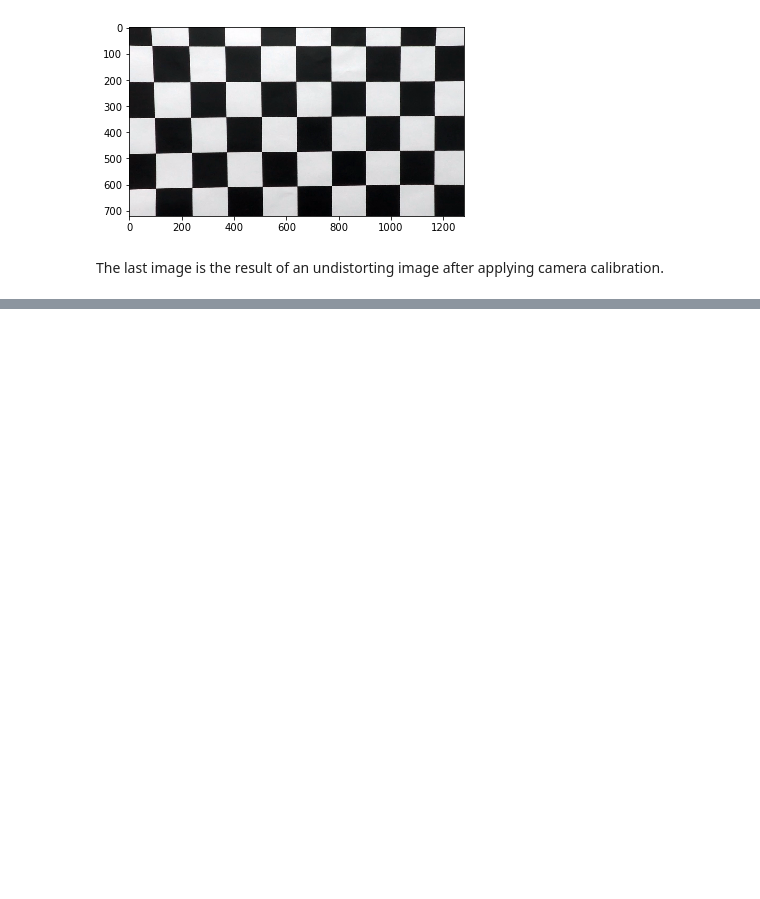
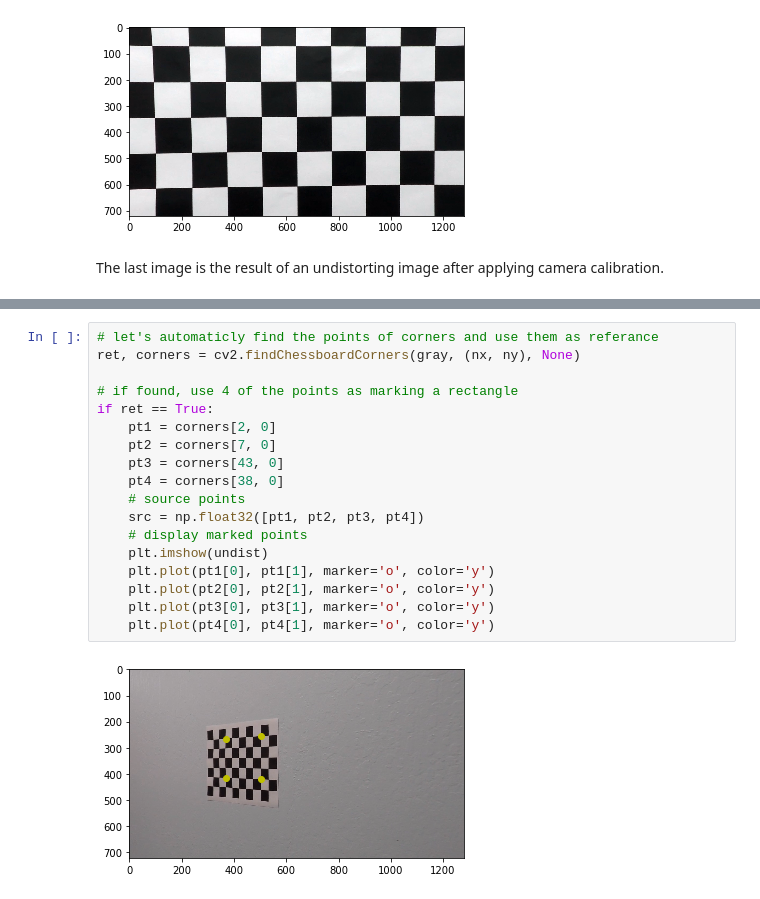
Before and after one commit to musa-atlihan/CarND-Advanced-Lane-Lines, a Jupyter notebook: project-report.ipynb, the cells around one changed output, grey strips where cells are left out. Drawn from its saved outputs; the diff is of its cells as text; blank space fills up the shorter version.

```diff
--- a/project-report.ipynb
+++ b/project-report.ipynb
@@ -141,0 +193,20 @@ The last image is the result of an undistorting image after applying camera cali
+# %%
+# let's automaticly find the points of corners and use them as referance
+ret, corners = cv2.findChessboardCorners(gray, (nx, ny), None)
+
+# if found, use 4 of the points as marking a rectangle
+if ret == True:
+    pt1 = corners[2, 0]
+    pt2 = corners[7, 0]
+    pt3 = corners[43, 0]
+    pt4 = corners[38, 0]
+    # source points
+    src = np.float32([pt1, pt2, pt3, pt4])
+    # display marked points
+    plt.imshow(undist)
+    plt.plot(pt1[0], pt1[1], marker='o', color='y')
+    plt.plot(pt2[0], pt2[1], marker='o', color='y')
+    plt.plot(pt3[0], pt3[1], marker='o', color='y')
+    plt.plot(pt4[0], pt4[1], marker='o', color='y')
+# %% [output]
+[figure, added]
```
Also changed, not shown: parts of 13 cells of this notebook.
